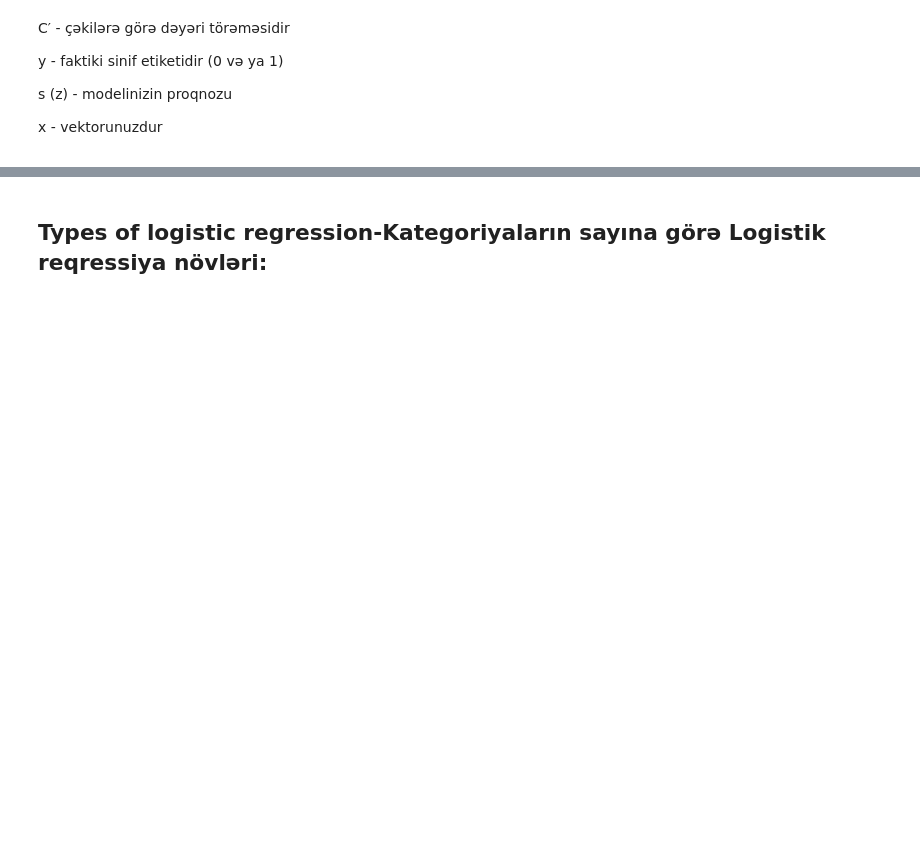
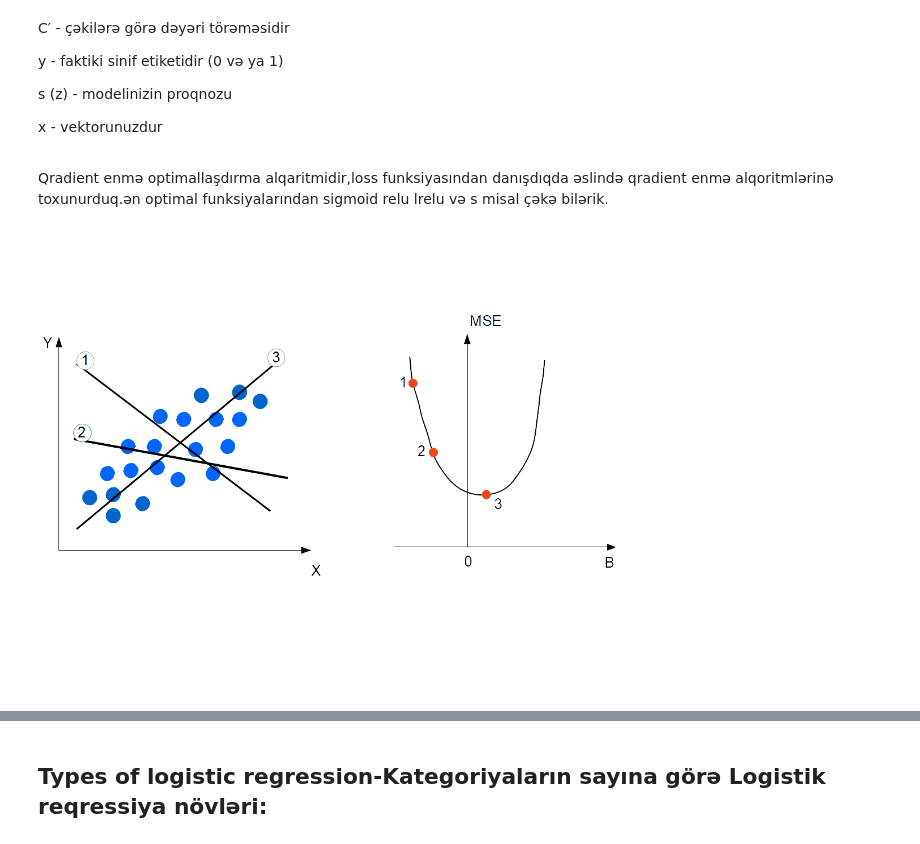
Before and after one commit to RashadGarayev/MachineLearningAZ, a Jupyter notebook: MachineLearningAz/Logistic_regression.ipynb, the cells around one changed output, grey strips where cells are left out. Saved outputs shown, nothing was run; the diff lists cells and outputs as text; code cells hidden in the pictures; blank space fills up the shorter version.

```diff
--- a/MachineLearningAz/Logistic_regression.ipynb
+++ b/MachineLearningAz/Logistic_regression.ipynb
@@ -123,3 +123,10 @@ $$C' = x(s(z) - y)$$
 <p>y      - faktiki sinif etiketidir (0 və ya 1)
 <p>s (z)  - modelinizin proqnozu
 <p>x      - vektorunuzdur
+# %% [markdown]
+Qradient enmə optimallaşdırma alqaritmidir,loss funksiyasından danışdıqda əslində qradient enmə alqoritmlərinə toxunurduq.ən optimal funksiyalarından sigmoid relu lrelu və s misal çəkə bilərik.
+# %%
+from IPython.display import Image
+Image(filename='image/gd.png',width=600,height=600)
+# %% [output]
+[figure, added]
```
Also changed, not shown: parts of 11 cells of this notebook.
